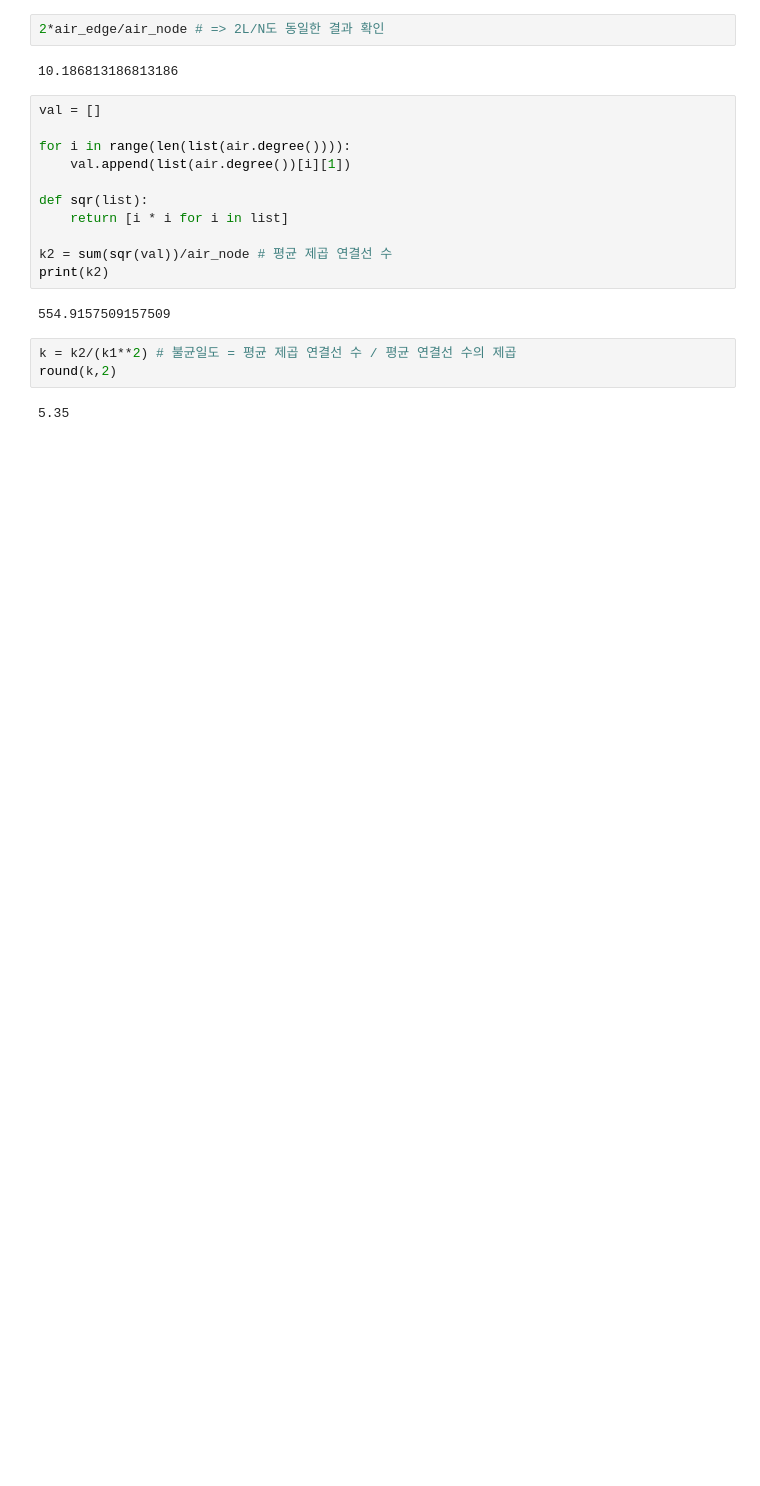
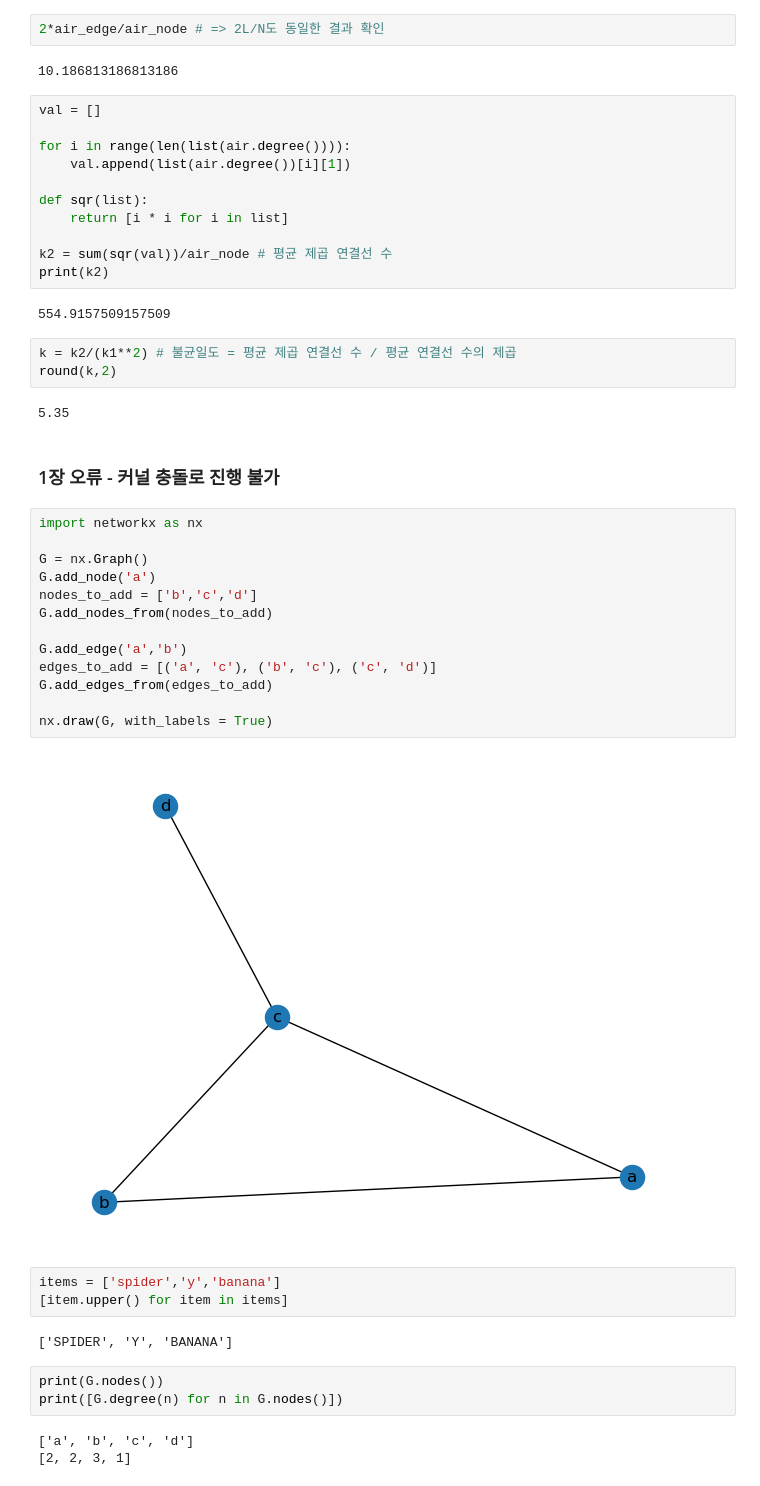
Before and after one commit to hr1588/network, a Jupyter notebook: 3장.ipynb, the cells around one changed output. Saved outputs shown, nothing was run; the diff lists cells and outputs as text; blank space fills up the shorter version.

```diff
--- a/3장.ipynb
+++ b/3장.ipynb
@@ -233,3 +242,31 @@ k = k2/(k1**2) # 불균일도 = 평균 제곱 연결선 수 / 평균 연결선
 round(k,2)
 # %% [output]
 5.35
+# %% [markdown]
+### 1장 오류 - 커널 충돌로 진행 불가
+# %%
+import networkx as nx
+
+G = nx.Graph()
+G.add_node('a')
+nodes_to_add = ['b','c','d']
+G.add_nodes_from(nodes_to_add)
+
+G.add_edge('a','b')
+edges_to_add = [('a', 'c'), ('b', 'c'), ('c', 'd')]
+G.add_edges_from(edges_to_add)
+
+nx.draw(G, with_labels = True)
+# %% [output]
+[figure, added]
+# %%
+items = ['spider','y','banana']
+[item.upper() for item in items]
+# %% [output]
+['SPIDER', 'Y', 'BANANA']
+# %%
+print(G.nodes())
+print([G.degree(n) for n in G.nodes()])
+# %% [output]
+['a', 'b', 'c', 'd']
+[2, 2, 3, 1]
```
Also changed, not shown: parts of 50 cells of this notebook.
